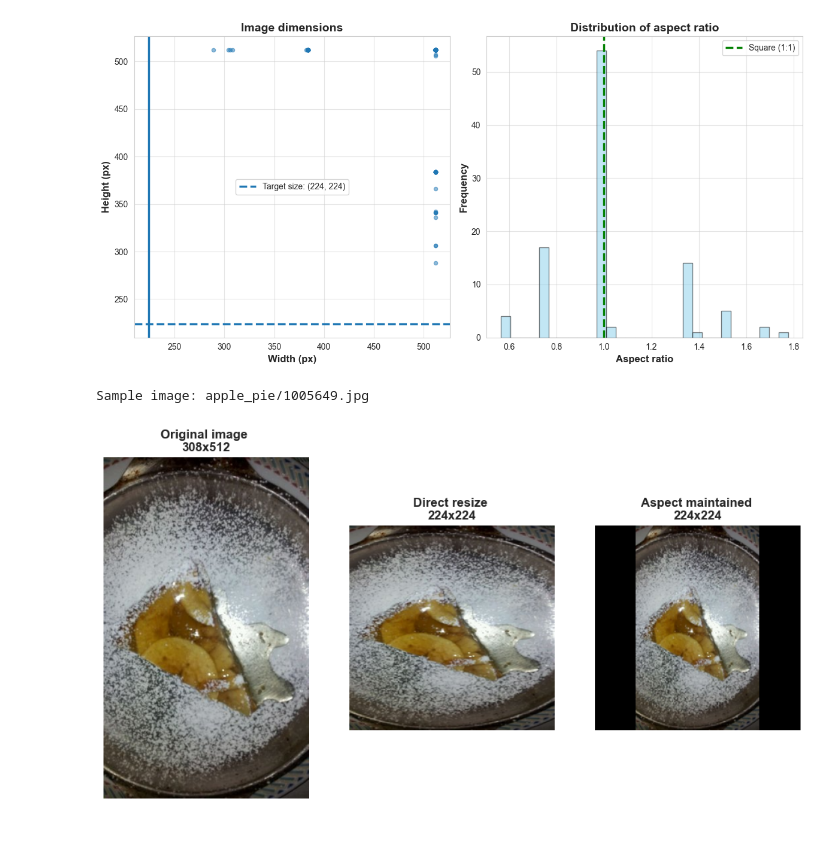
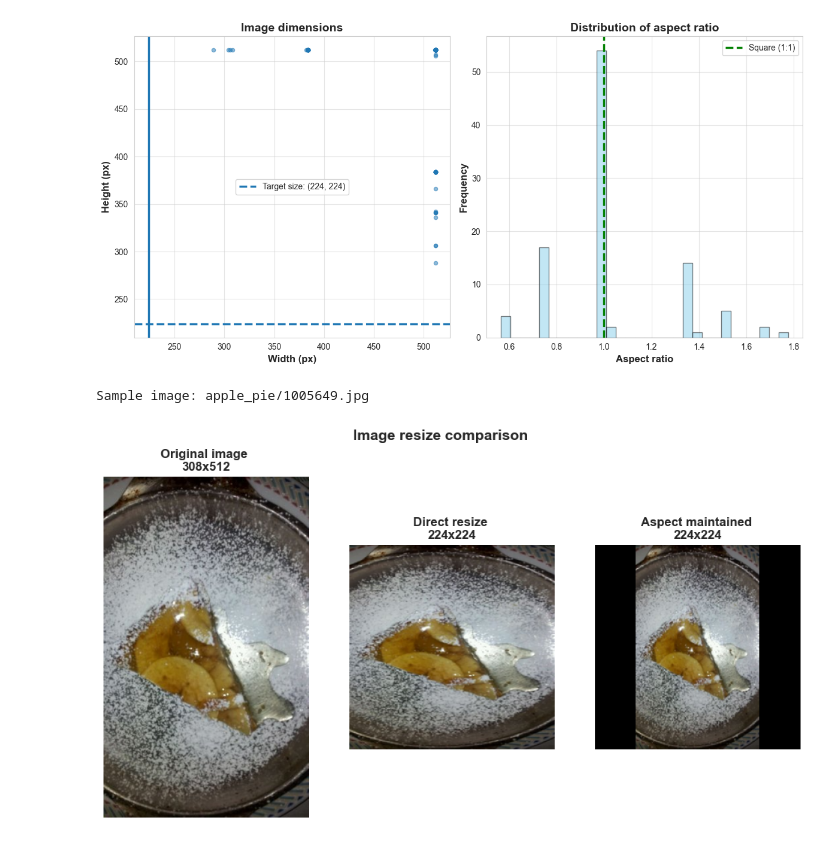
Before and after one commit to mm0narch/me-food, a Jupyter notebook: src/preprocessing/notebook.ipynb, the cells around one changed output. Drawn from its saved outputs; the diff is of its cells as text; code cells hidden in the pictures.

```diff
--- a/src/preprocessing/notebook.ipynb
+++ b/src/preprocessing/notebook.ipynb
@@ -97,33 +100,33 @@ def resize_image(image_path, target_size=(224, 224), maintain_aspect=False):
         return new_img
     else:
         return img.resize(target_size, Image.Resampling.LANCZOS)
 
 class_folders=sorted([d for d in images_path.iterdir() if d.is_dir()])
 sample_img=list(class_folders[0].glob('*.jpg'))[0]
 
 print(f'Sample image: {sample_img.parent.name}/{sample_img.name}')
 
 # Comparison
 fig, ax=plt.subplots(1, 3, figsize=(12, 6))
 
 with Image.open(sample_img) as img:
     ax[0].imshow(img)
     ax[0].set_title(f'Original image \n{img.size[0]}x{img.size[1]}', fontweight='bold')
     ax[0].axis('off')
 
 direct_resize=resize_image(sample_img, TARGET_SIZE, maintain_aspect=False)
 ax[1].imshow(direct_resize)
 ax[1].set_title(f'Direct resize \n{direct_resize.size[0]}x{direct_resize.size[1]}', fontweight='bold')
 ax[1].axis('off')
 
 aspect_maintained=resize_image(sample_img, TARGET_SIZE, maintain_aspect=True)
 ax[2].imshow(aspect_maintained)
 ax[2].set_title(f'Aspect maintained \n{aspect_maintained.size[0]}x{aspect_maintained.size[1]}', fontweight='bold')
 ax[2].axis('off')
 
+plt.suptitle(f'Image resize comparison', fontsize=14, fontweight='bold')
+plt.savefig('figures/image_resize_comparison', dpi=300, bbox_inches='tight')
 plt.show()
-
-plt.savefig('figures/image_comparison', dpi=300, bbox_inches='tight')
 # %% [output]
 Sample image: apple_pie/1005649.jpg
-[figure, old version]
+[figure, new version]
```
Also changed, not shown: parts of 2 cells of this notebook, 6 other files.
